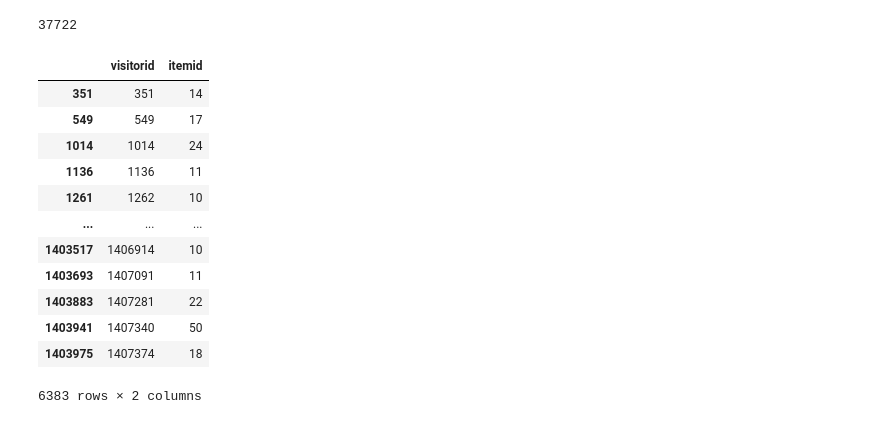
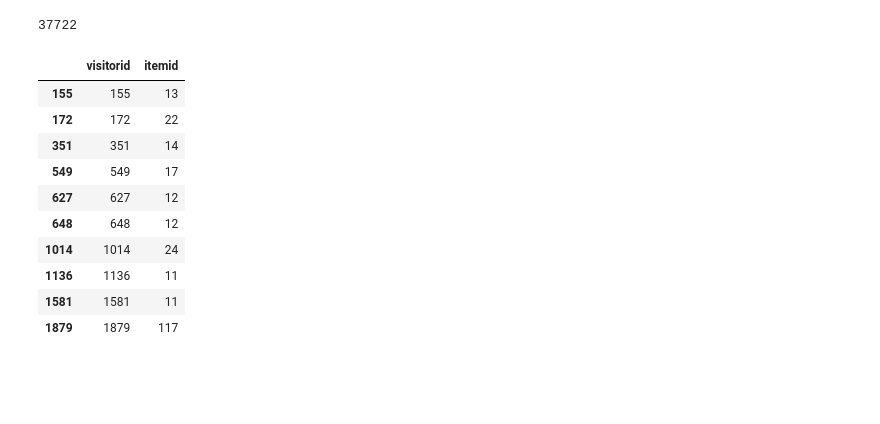
Before and after one commit to AndreyProkofiev/mle-pr-final, a Jupyter notebook: notebooks/eda.ipynb, the cells around one changed output. Cells and saved outputs as stored; diff of their text form; code cells hidden in the pictures; blank space fills up the shorter version.

```diff
--- a/notebooks/eda.ipynb
+++ b/notebooks/eda.ipynb
@@ -899,19 +869,17 @@ filter_users = filter_users[(filter_users['itemid']>15)]
-# %%
-filter_users
-# %% [output]
-|  | visitorid | itemid |
-| 351 | 351 | 14 |
-| 549 | 549 | 17 |
-| 1014 | 1014 | 24 |
-| 1136 | 1136 | 11 |
-| 1261 | 1262 | 10 |
-| ... | ... | ... |
-| 1403517 | 1406914 | 10 |
-| 1403693 | 1407091 | 11 |
-| 1403883 | 1407281 | 22 |
-| 1403941 | 1407340 | 50 |
-| 1403975 | 1407374 | 18 |
-6383 rows × 2 columns
+# %%
+filter_users.head(10)#.to_markdown()
+# %% [output]
+|  | visitorid | itemid |
+| 155 | 155 | 13 |
+| 172 | 172 | 22 |
+| 351 | 351 | 14 |
+| 549 | 549 | 17 |
+| 627 | 627 | 12 |
+| 648 | 648 | 12 |
+| 1014 | 1014 | 24 |
+| 1136 | 1136 | 11 |
+| 1581 | 1581 | 11 |
+| 1879 | 1879 | 117 |
 # %%
 flt_users = filter_users.visitorid.unique()
 # %%
```
Also changed, not shown: parts of 23 cells of this notebook.
